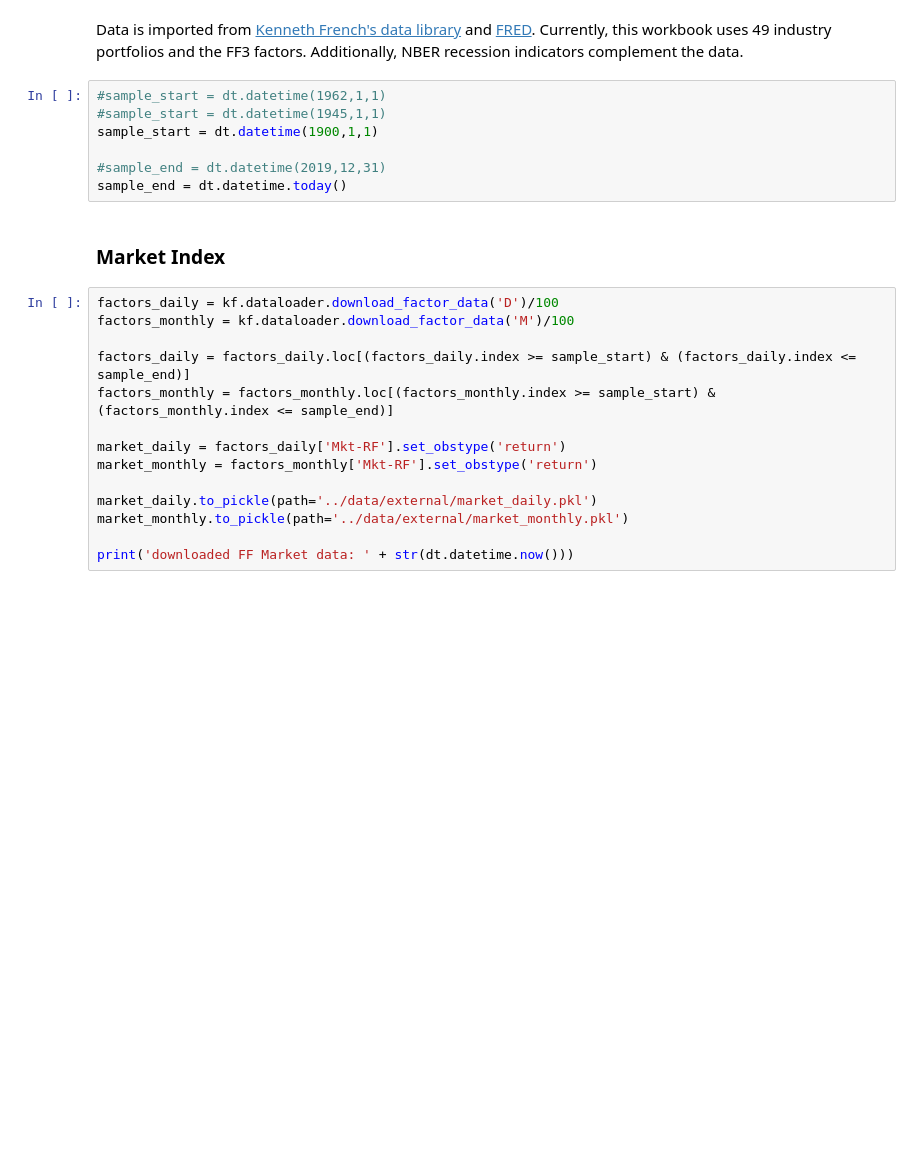
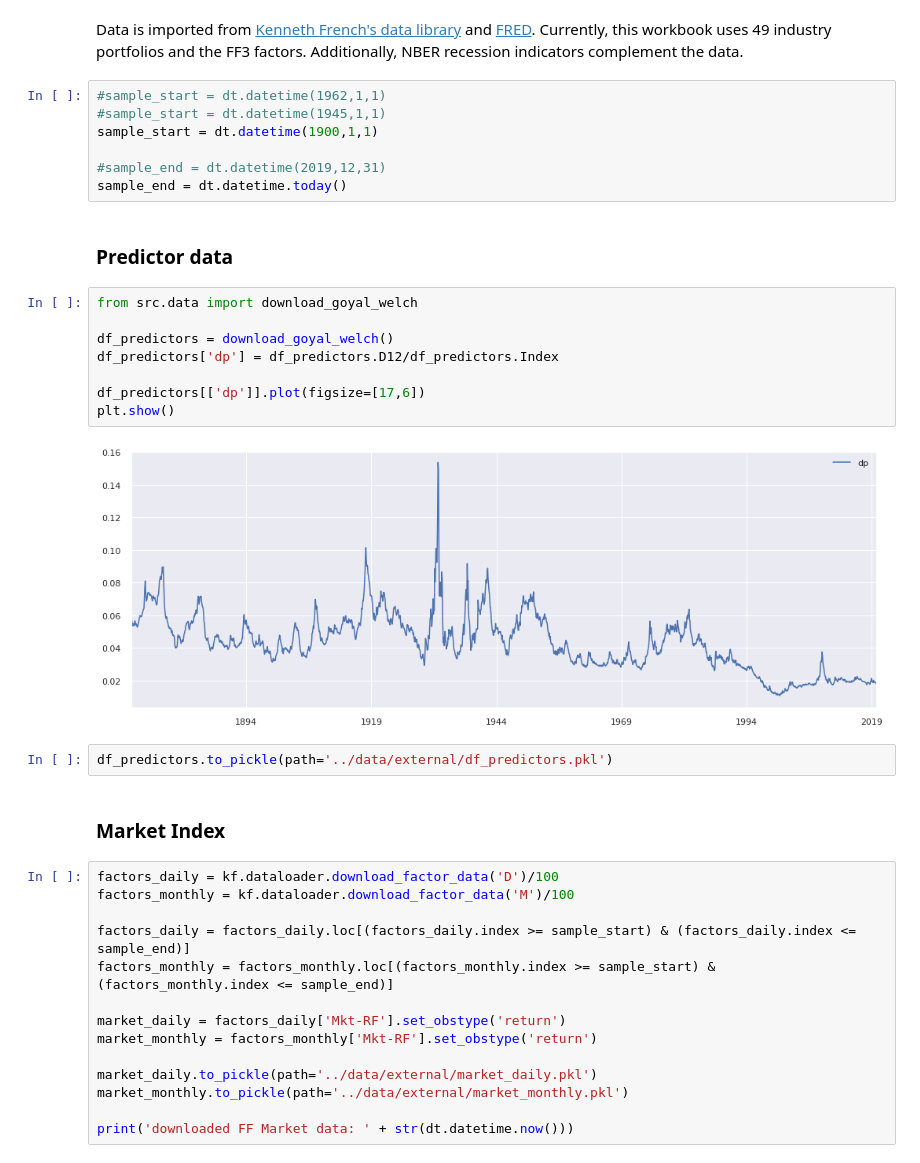
Before and after one commit to felixbrunner/hmm-real-vol, a Jupyter notebook: notebooks/00_data_preprocess.ipynb, the cells around one changed output. Drawn from its saved outputs; the diff is of its cells as text; blank space fills up the shorter version.

```diff
--- a/notebooks/00_data_import.ipynb
+++ b/notebooks/00_data_preprocess.ipynb
@@ -47,6 +47,20 @@ sample_start = dt.datetime(1900,1,1)
 
 #sample_end = dt.datetime(2019,12,31)
 sample_end = dt.datetime.today()
+# %% [markdown]
+### Predictor data
+# %%
+from src.data import download_goyal_welch
+
+df_predictors = download_goyal_welch()
+df_predictors['dp'] = df_predictors.D12/df_predictors.Index
+
+df_predictors[['dp']].plot(figsize=[17,6])
+plt.show()
+# %% [output]
+[figure, added]
+# %%
+df_predictors.to_pickle(path='../data/external/df_predictors.pkl')
 # %% [markdown]
 ### Market Index
 # %%
```
Also changed, not shown: parts of 3 cells of this notebook, 16 other files.
